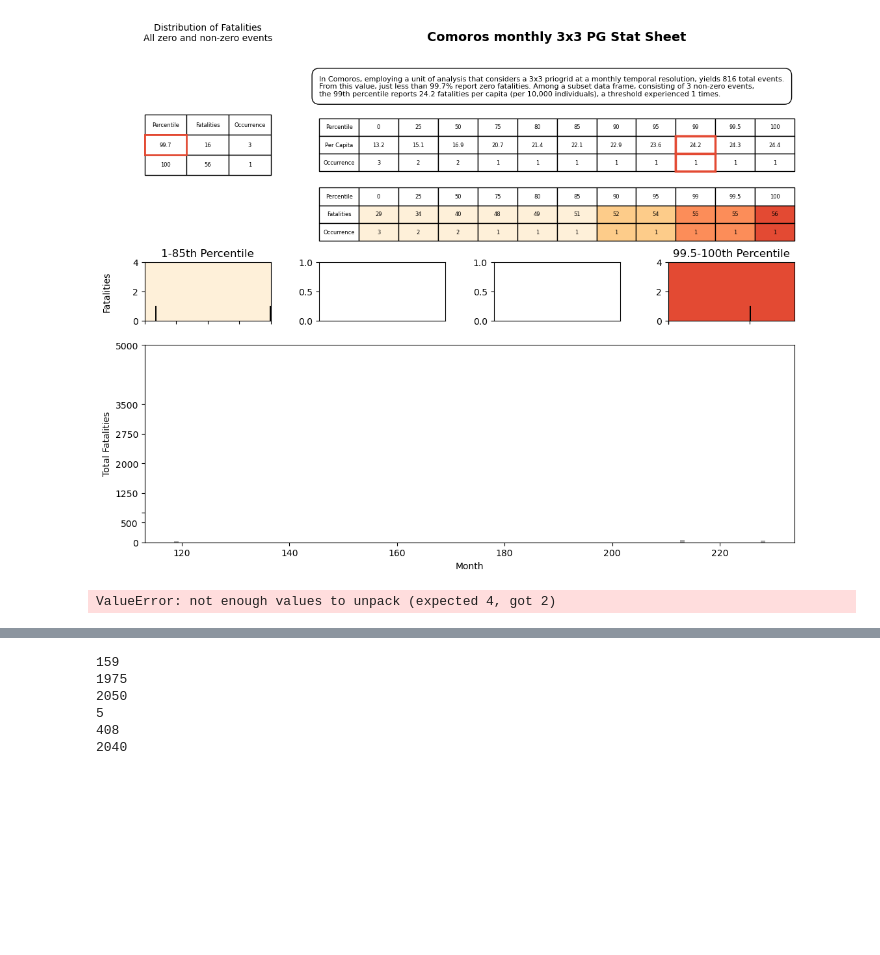
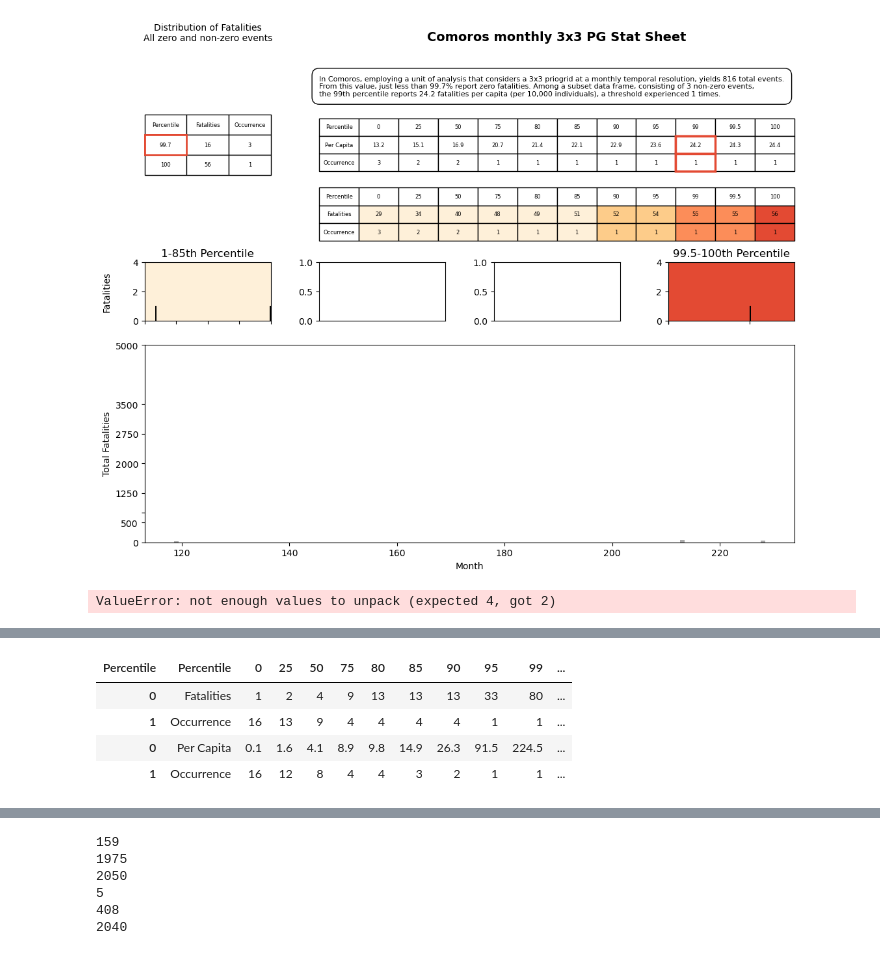
Before and after one commit to prio-data/VIEWS_FAO_index, a Jupyter notebook: notebooks/Benz_experiments/PG_CM_Aggregation_FAO__ACTIVE.ipynb, the cells around one changed output, grey strips where cells are left out. Saved outputs shown, nothing was run; the diff lists cells and outputs as text; code cells hidden in the pictures; blank space fills up the shorter version.

```diff
--- a/notebooks/Benz_experiments/PG_CM_Aggregation_FAO__ACTIVE.ipynb
+++ b/notebooks/Benz_experiments/PG_CM_Aggregation_FAO__ACTIVE.ipynb
@@ -3038,14 +3248,15 @@ def imjustken2(PG_or_CM, d_pg, d_cm, monthly_or_annual, resolution=0, country=0,
 
     described_fatalities_zero = correct_definition_df__v2(format_fatalities_zero,df_ag,list_of_fatality_values__,'zero','No',pg__or__cm)
     if type(described_fatalities_zero) == str:
-        return(described_fatalities_zero,described_fatalities_zero, described_fatalities_zero, described_fatalities_zero, described_fatalities_zero)
+        return(described_fatalities_zero,described_fatalities_zero,described_fatalities_zero, described_fatalities_zero, described_fatalities_zero, described_fatalities_zero)
     fatalities_nonzero, described_fatalities_nonzero,len_fat = Format_summary_stats(PG_or_CM,df_ag,'Fatalities_Sum','non-zero')
     Fatalities_nonzero_cordef = correct_definition_df__v2(described_fatalities_nonzero, fatalities_nonzero, list_of_fatality_values__, 'non-zero','No')
     #print(len_fat)
 
     pcf_nonzero, described_pcf_nonzero, len_fpc = Format_summary_stats(PG_or_CM,df_ag,'PerCapitaFatalities','non-zero')
     pcf_nonzero_cordef = correct_definition_df__v2(described_pcf_nonzero, pcf_nonzero,list_of_fatality_values__, 'non-zero','No')
-    return(fatalities_nonzero, described_fatalities_zero, described_fatalities_nonzero, Fatalities_nonzero_cordef, pcf_nonzero_cordef)
+    return(format_fatalities_zero,fatalities_nonzero, described_fatalities_zero, described_fatalities_nonzero, Fatalities_nonzero_cordef, pcf_nonzero_cordef)
+
     #print(len_fpc)
     #a, b, c, d=params_for_graphs(Fatalities_nonzero_cordef,fatalities_nonzero,85,95,99.5)
 
@@ -3087,7 +3338,13 @@ def explore_base(PG_or_CM, d_pg, d_cm, monthly_or_annual, resolution=0, country=
     df__PP=PGM_preprocess(df_109_516)
     df_ag, GIS=PRIO_Agg_serious(df__PP, m_or_a, pg__or__cm, res, cntry, recent_or_all)
 
-    return(df_ag)
+    df_ag_len = len(df_ag)
+
+    list_of_fatality_values__ = list(unique(df_ag['Fatalities_Sum']))
+    list_of_all_fatality_values__ = list(df_ag['Fatalities_Sum'])
+    list_of_all_fatality_values__len = len(list_of_all_fatality_values__)
+
+    return(df_ag, df_ag_len, list_of_fatality_values__, list_of_all_fatality_values__, list_of_all_fatality_values__len)
 # %%
 #--------KEEP -------------- KEEP ------------- KEEP -------------
 
@@ -3415,0 +3719,48 @@ ValueError: not enough values to unpack (expected 4, got 2)
+# %%
+#THE Answer to BENIN
+
+c_list=return_unique_fatalities_list('PG', df_pg, df_cm, 'monthly', '1x1', 'Benin', 'all')
+df_ag, df_ag_len, list_of_fatality_values__, list_of_all_fatality_values__, list_of_all_fatality_values__len = explore_base('PG', df_pg, df_cm, 'monthly', '1x1', 'Benin', 'all')
+format_fatalities_zero,fatalities_nonzero, described_fatalities_zero, described_fatalities_nonzero, Fatalities_nonzero_cordef, pcf_nonzero_cordef = imjustken2('PG', df_pg, df_cm, 'monthly', '1x1', 'Benin', 'all')
+
+
+
+
+# print( 'length of df_ag')
+# print(df_ag_len)
+# print()
+# print('list of all fatality values')
+# print(list_of_all_fatality_values__)
+
+# print()
+# print('next you will have to filter out 0 values')
+
+# filtered_list = [value for value in list_of_all_fatality_values__ if value != 0]
+# len_filtered = len(filtered_list)
+# print(filtered_list)
+
+# print('the length of nonzero values in Benin is:')
+# print(len_filtered)
+# p = (len_filtered / df_ag_len)*100
+
+# percentage = 100 - p
+# print(percentage)
+
+# print('Here is the definition dataframe: ')
+# print(format_fatalities_zero.tail(5))
+# print('checking the type of each column:')
+# print(format_fatalities_zero.dtypes)
+
+# check_if_greater_than_99_9 = percentage > 99.9000000000000000
+# print(check_if_greater_than_99_9)
+print(Fatalities_nonzero_cordef)
+print()
+print(pcf_nonzero_cordef)
+print()
+#result_df = pd.merge(Fatalities_nonzero_cordef, pcf_nonzero_cordef, on='Percentile', how='outer')
+#result_df = pd.concat([Fatalities_nonzero_cordef.set_index('Percentile'), pcf_nonzero_cordef.set_index('Percentile')], axis=1).reset_index()
+result_df = pd.concat([Fatalities_nonzero_cordef, pcf_nonzero_cordef], axis=0)
+
+#result_df = pd.concat([Fatalities_nonzero_cordef, pcf_nonzero_cordef], axis=1)
+display(result_df)
+# %% [output]
@@ -3415,0 +3784,5 @@ ValueError: not enough values to unpack (expected 4, got 2)
+| Percentile | Percentile | 0 | 25 | 50 | 75 | 80 | 85 | 90 | 95 | 99 | ... |
+| 0 | Fatalities | 1 | 2 | 4 | 9 | 13 | 13 | 13 | 33 | 80 | ... |
+| 1 | Occurrence | 16 | 13 | 9 | 4 | 4 | 4 | 4 | 1 | 1 | ... |
+| 0 | Per Capita | 0.1 | 1.6 | 4.1 | 8.9 | 9.8 | 14.9 | 26.3 | 91.5 | 224.5 | ... |
+| 1 | Occurrence | 16 | 12 | 8 | 4 | 4 | 3 | 2 | 1 | 1 | ... |
```
Also changed, not shown: parts of 13 cells of this notebook.
